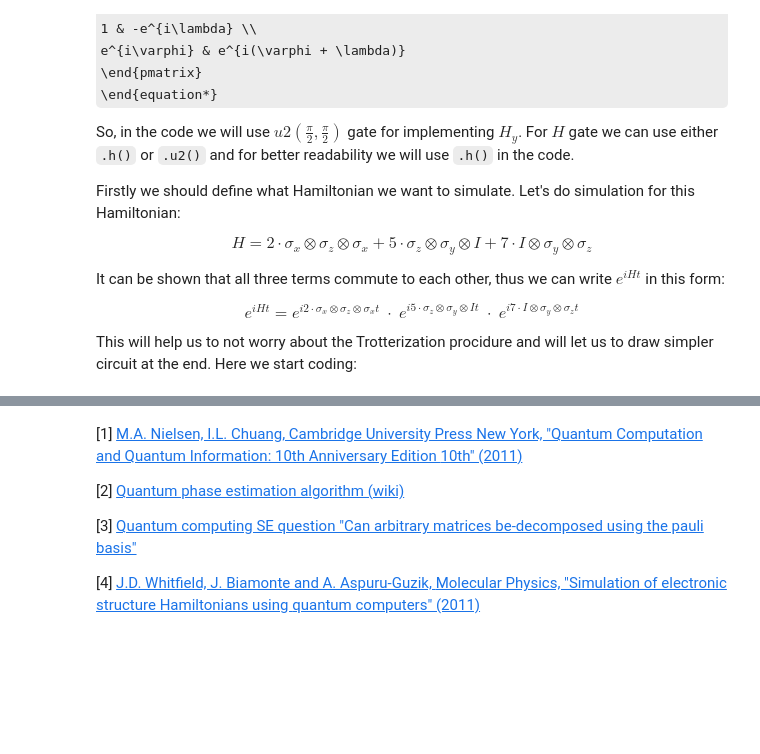
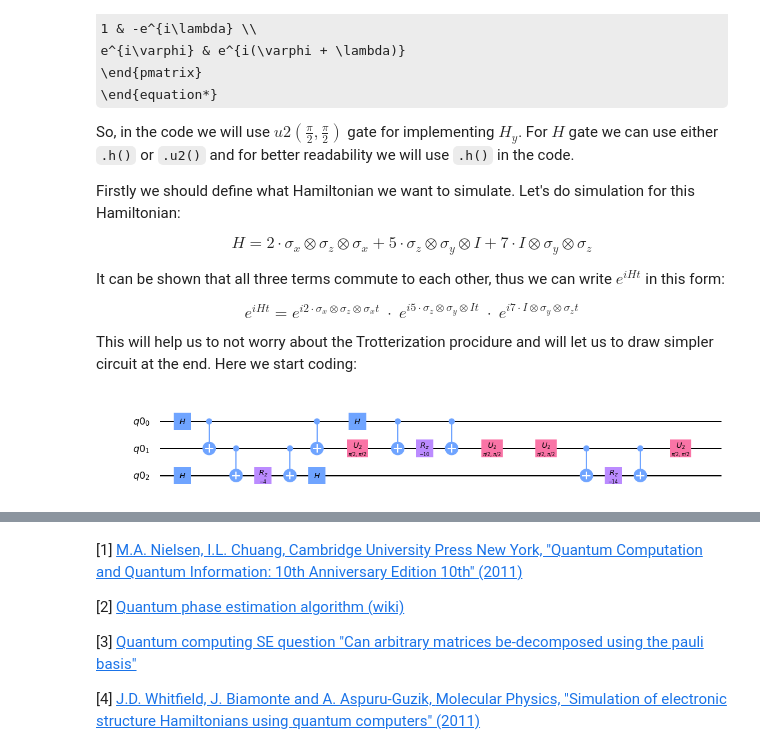
Before and after one commit to DavitKhach/quantum-algorithms-tutorials, a Jupyter notebook: Hamiltonian_simulation.ipynb, the cells around one changed output, grey strips where cells are left out. Saved outputs shown, nothing was run; the diff lists cells and outputs as text; code cells hidden in the pictures; some formulas as TeX source; blank space fills up the shorter version.

```diff
--- a/Hamiltonian_simulation.ipynb
+++ b/Hamiltonian_simulation.ipynb
@@ -245,0 +275,44 @@ def exp_pauli(pauli, circuit, quantum_register,
+# %%
+def hamiltonian_simulation(hamiltonian, quantum_register=None, control_qubit=None, t=1, trotter_number=1):
+    """
+    The implementation of exp(iHt), where H is the Hamiltonian
+    operator, t is a parameter.
+    :param hamiltonian: Dictionary of Pauli terms with their weights:
+                        e.g. {"XZX": 2, "ZYI": 5, "IYZ": 7}
+    :param quantum_register: QuantumRegister
+    :param control_qubit: a Qubit from QuantumRegister other then
+                          quantum_register.
+    :param t: the parameter t in eexp(iHt).
+    :param trotter_number: the number for the Trotterization procedure.
+    :return: QuantumCircuit that corresponds to exp(iHt) or control
+             version of it.
+    """
+    if trotter_number < 1:
+        raise Exception("trotter_number must be a positive integer")
+    if quantum_register is None:
+        quantum_register = QuantumRegister(len(list(hamiltonian.keys())[0]))
+    if control_qubit in quantum_register:
+        raise Exception("the control qubit is in the target register")
+
+    delta_t = t / trotter_number
+    exp_hamiltonian = QuantumCircuit(quantum_register)
+    exp_delta_t = QuantumCircuit(quantum_register)
+
+    for pauli in hamiltonian:
+        weight = hamiltonian[pauli]
+        exp_delta_t += exp_pauli(pauli, quantum_register, control_qubit, weight * delta_t)
+
+    for i in range(trotter_number):
+        exp_hamiltonian += exp_delta_t
+
+    return exp_hamiltonian
+# %%
+# put the Hamiltonian in the dictionary
+hamiltonian = {"XZX": 2, "ZYI": 5, "IYZ": 7}
+circuit = hamiltonian_simulation(hamiltonian, t=1/(2*np.pi))
+
+# Let's draw the circuit
+%matplotlib inline
+circuit.draw(output="mpl")
+# %% [output]
+[figure, added]
```
Also changed, not shown: parts of 6 cells of this notebook.
